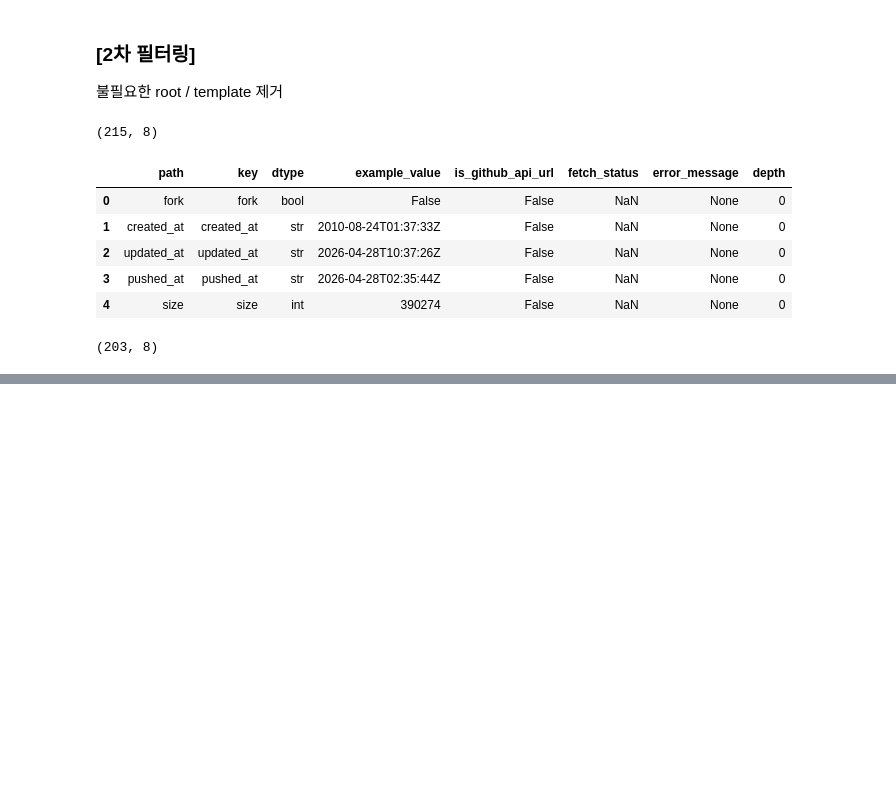
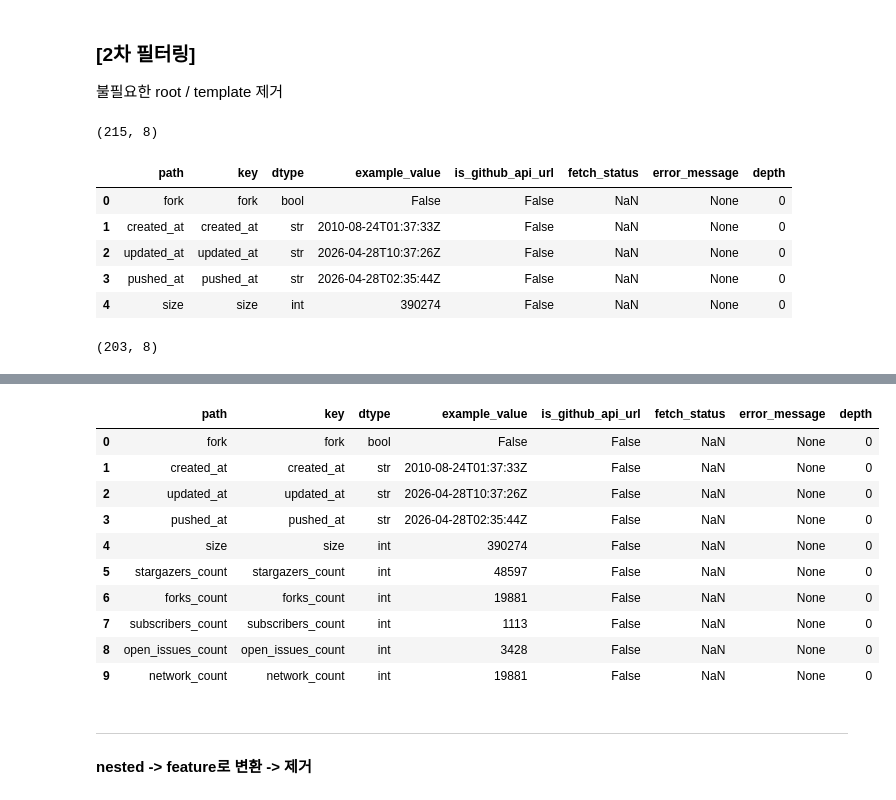
Before and after one commit to OpenSource-2026/oss-health-data, a Jupyter notebook: notebooks/data-extraction.ipynb, the cells around one changed output, grey strips where cells are left out. Cells and saved outputs as stored; diff of their text form; code cells hidden in the pictures; blank space fills up the shorter version.

```diff
--- a/notebooks/data-extraction.ipynb
+++ b/notebooks/data-extraction.ipynb
@@ -220,8 +220,8 @@ def is_template_url(value):
     return isinstance(value, str) and ("{" in value and "}" in value)
 
 def save_progress(rows, error_log, save_prefix="walk_json_progress"):
-    pd.DataFrame(rows).to_csv(f"{save_prefix}_rows.csv", index=False)
-    pd.DataFrame(error_log).to_csv(f"{save_prefix}_errors.csv", index=False)
+    pd.DataFrame(rows).to_csv(f"sample/{save_prefix}_rows.csv", index=False)
+    pd.DataFrame(error_log).to_csv(f"sample/{save_prefix}_errors.csv", index=False)
 
 def walk_json(
     obj,
@@ -266,7 +266,7 @@ def walk_json(
                 "path": current_path,
                 "key": key,
                 "dtype": type(value).__name__,
-                "example_value": str(value)[:120],
+                "example_value": str(value),
                 "is_github_api_url": is_github_api_url(value),
                 "fetch_status": None,
                 "error_message": None,
@@ -303,7 +303,7 @@ def walk_json(
                         "path": current_path + ".__api_fetch__",
                         "key": "__api_fetch__",
                         "dtype": type(sub_data).__name__,
-                        "example_value": str(value)[:120],
+                        "example_value": str(value),
                         "is_github_api_url": True,
                         "fetch_status": "success",
                         "error_message": None,
@@ -339,7 +339,7 @@ def walk_json(
                         "path": current_path + ".__api_error__",
                         "key": "__api_error__",
                         "dtype": "error",
-                        "example_value": str(value)[:120],
+                        "example_value": str(value),
                         "is_github_api_url": True,
                         "fetch_status": "failed",
                         "error_message": msg,
@@ -364,7 +364,7 @@ def walk_json(
                         "path": current_path + ".__api_error__",
                         "key": "__api_error__",
                         "dtype": "error",
-                        "example_value": str(value)[:120],
+                        "example_value": str(value),
                         "is_github_api_url": True,
                         "fetch_status": "failed",
                         "error_message": msg,
@@ -383,7 +383,7 @@ def walk_json(
                 "path": current_path,
                 "key": f"[{idx}]",
                 "dtype": type(item).__name__,
-                "example_value": str(item)[:120],
+                "example_value": str(item),
                 "is_github_api_url": is_github_api_url(item),
                 "fetch_status": None,
                 "error_message": None,
@@ -420,7 +420,7 @@ def walk_json(
                         "path": current_path + ".__api_fetch__",
                         "key": "__api_fetch__",
                         "dtype": type(sub_data).__name__,
-                        "example_value": str(item)[:120],
+                        "example_value": str(item),
                         "is_github_api_url": True,
                         "fetch_status": "success",
                         "error_message": None,
@@ -456,7 +456,7 @@ def walk_json(
                         "path": current_path + ".__api_error__",
                         "key": "__api_error__",
                         "dtype": "error",
-                        "example_value": str(item)[:120],
+                        "example_value": str(item),
                         "is_github_api_url": True,
                         "fetch_status": "failed",
                         "error_message": msg,
@@ -481,7 +481,7 @@ def walk_json(
                         "path": current_path + ".__api_error__",
                         "key": "__api_error__",
                         "dtype": "error",
-                        "example_value": str(item)[:120],
+                        "example_value": str(item),
                         "is_github_api_url": True,
                         "fetch_status": "failed",
                         "error_message": msg,
@@ -714,2 +730,20 @@ df2.shape
 # %%
 df2.to_csv("sample/2nd-filtered.csv", index=False)
+# %%
+df2.head(10)
+# %% [output]
+|  | path | key | dtype | example_value | is_github_api_url | fetch_status | error_message | depth |
+| 0 | fork | fork | bool | False | False | NaN | None | 0 |
+| 1 | created_at | created_at | str | 2010-08-24T01:37:33Z | False | NaN | None | 0 |
+| 2 | updated_at | updated_at | str | 2026-04-28T10:37:26Z | False | NaN | None | 0 |
+| 3 | pushed_at | pushed_at | str | 2026-04-28T02:35:44Z | False | NaN | None | 0 |
+| 4 | size | size | int | 390274 | False | NaN | None | 0 |
+| 5 | stargazers_count | stargazers_count | int | 48597 | False | NaN | None | 0 |
+| 6 | forks_count | forks_count | int | 19881 | False | NaN | None | 0 |
+| 7 | subscribers_count | subscribers_count | int | 1113 | False | NaN | None | 0 |
+| 8 | open_issues_count | open_issues_count | int | 3428 | False | NaN | None | 0 |
+| 9 | network_count | network_count | int | 19881 | False | NaN | None | 0 |
+# %% [markdown]
+---
+# %% [markdown]
+**nested -> feature로 변환 -> 제거**
```
Also changed, not shown: parts of 5 cells of this notebook.
